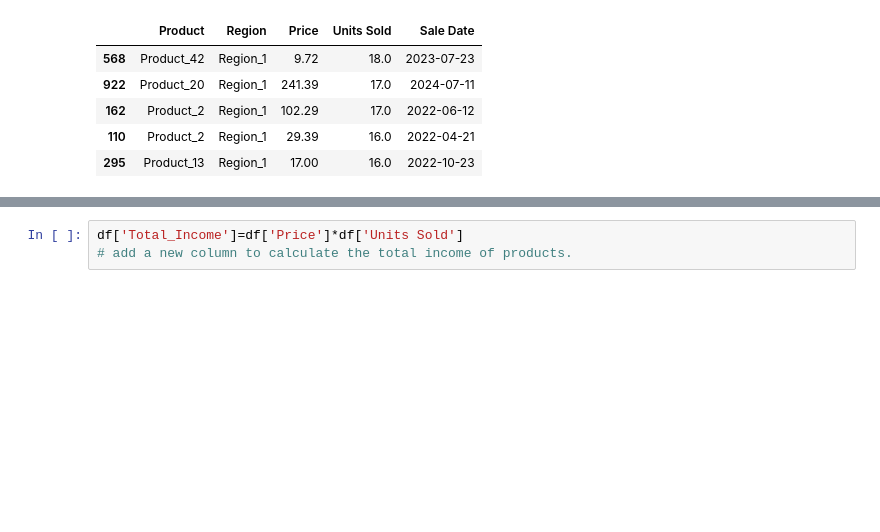
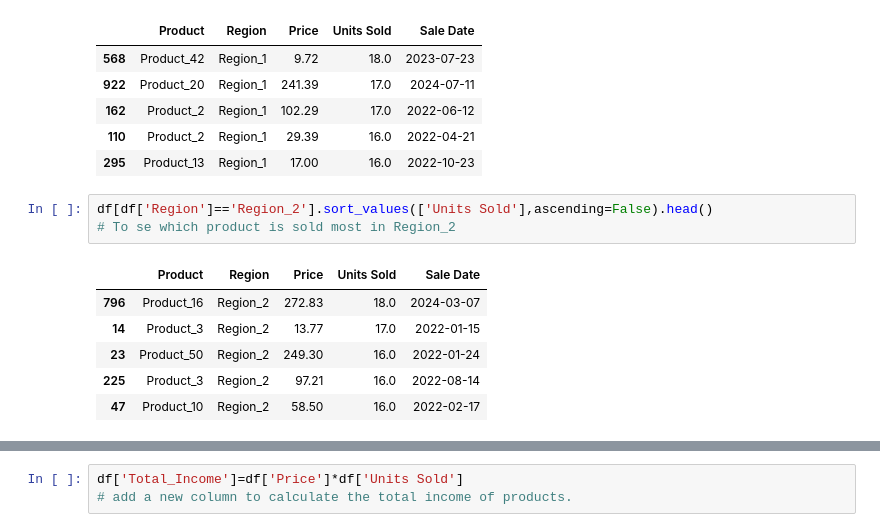
Before and after one commit to CDN0116/schulich-repo, a Jupyter notebook: assignment01.ipynb, the cells around one changed output, grey strips where cells are left out. Saved outputs shown, nothing was run; the diff lists cells and outputs as text; blank space fills up the shorter version.

```diff
--- a/assignment01.ipynb
+++ b/assignment01.ipynb
@@ -218,3 +203,13 @@ df[df['Region']=='Region_1'].sort_values(['Units Sold'],ascending=False).head()
 | 162 | Product_2 | Region_1 | 102.29 | 17.0 | 2022-06-12 |
 | 110 | Product_2 | Region_1 | 29.39 | 16.0 | 2022-04-21 |
 | 295 | Product_13 | Region_1 | 17.00 | 16.0 | 2022-10-23 |
+# %%
+df[df['Region']=='Region_2'].sort_values(['Units Sold'],ascending=False).head()
+# To se which product is sold most in Region_2
+# %% [output]
+|  | Product | Region | Price | Units Sold | Sale Date |
+| 796 | Product_16 | Region_2 | 272.83 | 18.0 | 2024-03-07 |
+| 14 | Product_3 | Region_2 | 13.77 | 17.0 | 2022-01-15 |
+| 23 | Product_50 | Region_2 | 249.30 | 16.0 | 2022-01-24 |
+| 225 | Product_3 | Region_2 | 97.21 | 16.0 | 2022-08-14 |
+| 47 | Product_10 | Region_2 | 58.50 | 16.0 | 2022-02-17 |
```
Also changed, not shown: parts of 20 cells of this notebook.
